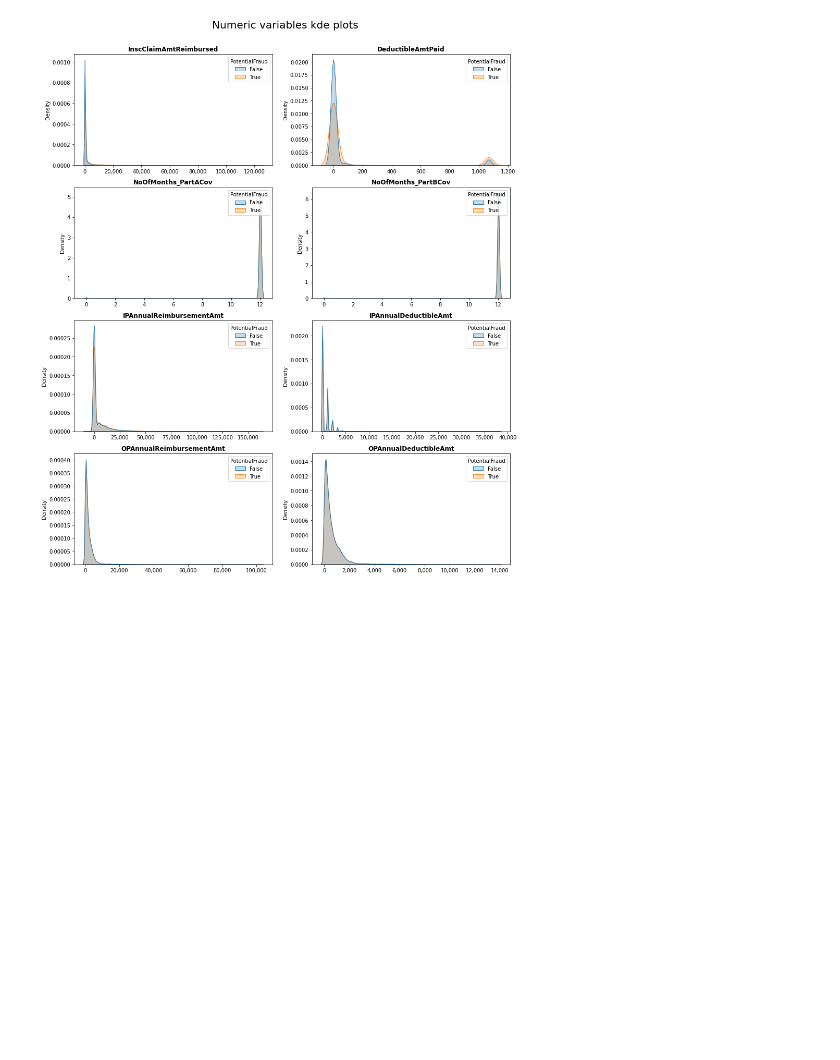
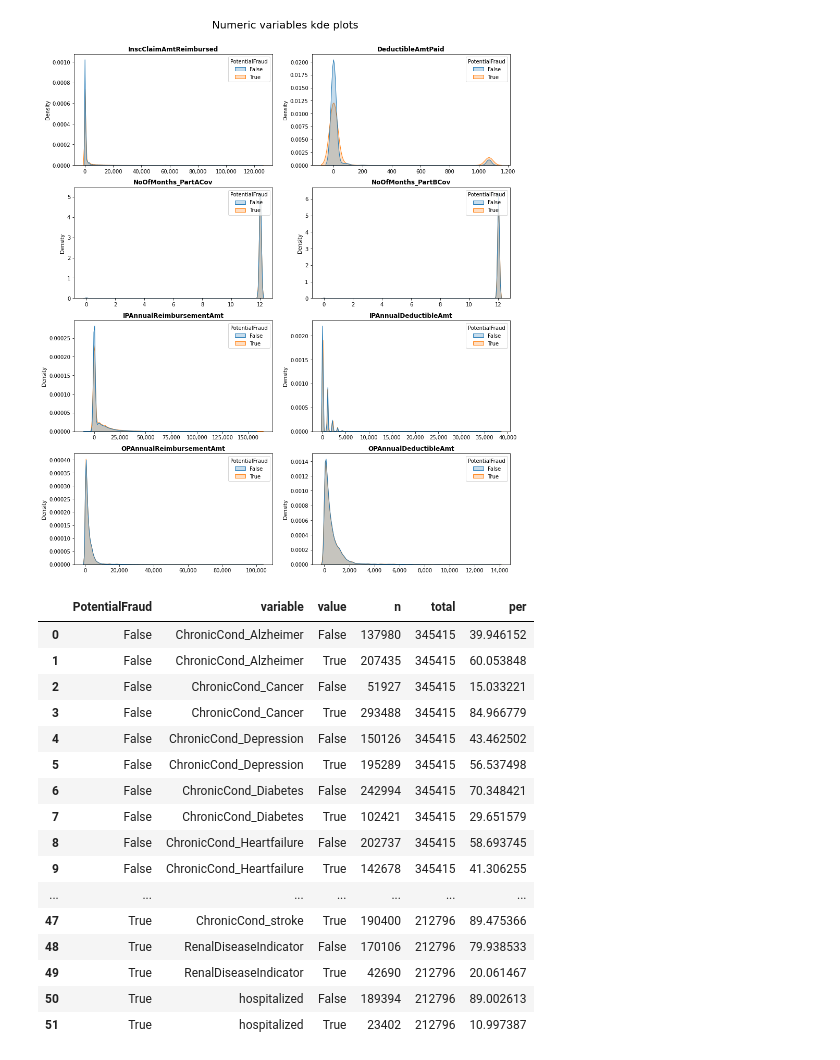
Before and after one commit to estmelra/health_care_fraud, a Jupyter notebook: 1.ipynb, the cells around one changed output. Drawn from its saved outputs; the diff is of its cells as text; code cells hidden in the pictures; blank space fills up the shorter version.

```diff
--- a/1.ipynb
+++ b/1.ipynb
@@ -349,0 +355,20 @@ for i in range(len(num_vars)):
+# %%
+per_by_group_booleans
+# %% [output]
+|  | PotentialFraud | variable | value | n | total | per |
+| 0 | False | ChronicCond_Alzheimer | False | 137980 | 345415 | 39.946152 |
+| 1 | False | ChronicCond_Alzheimer | True | 207435 | 345415 | 60.053848 |
+| 2 | False | ChronicCond_Cancer | False | 51927 | 345415 | 15.033221 |
+| 3 | False | ChronicCond_Cancer | True | 293488 | 345415 | 84.966779 |
+| 4 | False | ChronicCond_Depression | False | 150126 | 345415 | 43.462502 |
+| 5 | False | ChronicCond_Depression | True | 195289 | 345415 | 56.537498 |
+| 6 | False | ChronicCond_Diabetes | False | 242994 | 345415 | 70.348421 |
+| 7 | False | ChronicCond_Diabetes | True | 102421 | 345415 | 29.651579 |
+| 8 | False | ChronicCond_Heartfailure | False | 202737 | 345415 | 58.693745 |
+| 9 | False | ChronicCond_Heartfailure | True | 142678 | 345415 | 41.306255 |
+| ... | ... | ... | ... | ... | ... | ... |
+| 47 | True | ChronicCond_stroke | True | 190400 | 212796 | 89.475366 |
+| 48 | True | RenalDiseaseIndicator | False | 170106 | 212796 | 79.938533 |
+| 49 | True | RenalDiseaseIndicator | True | 42690 | 212796 | 20.061467 |
+| 50 | True | hospitalized | False | 189394 | 212796 | 89.002613 |
+| 51 | True | hospitalized | True | 23402 | 212796 | 10.997387 |
```
Also changed, not shown: parts of 6 cells of this notebook.
